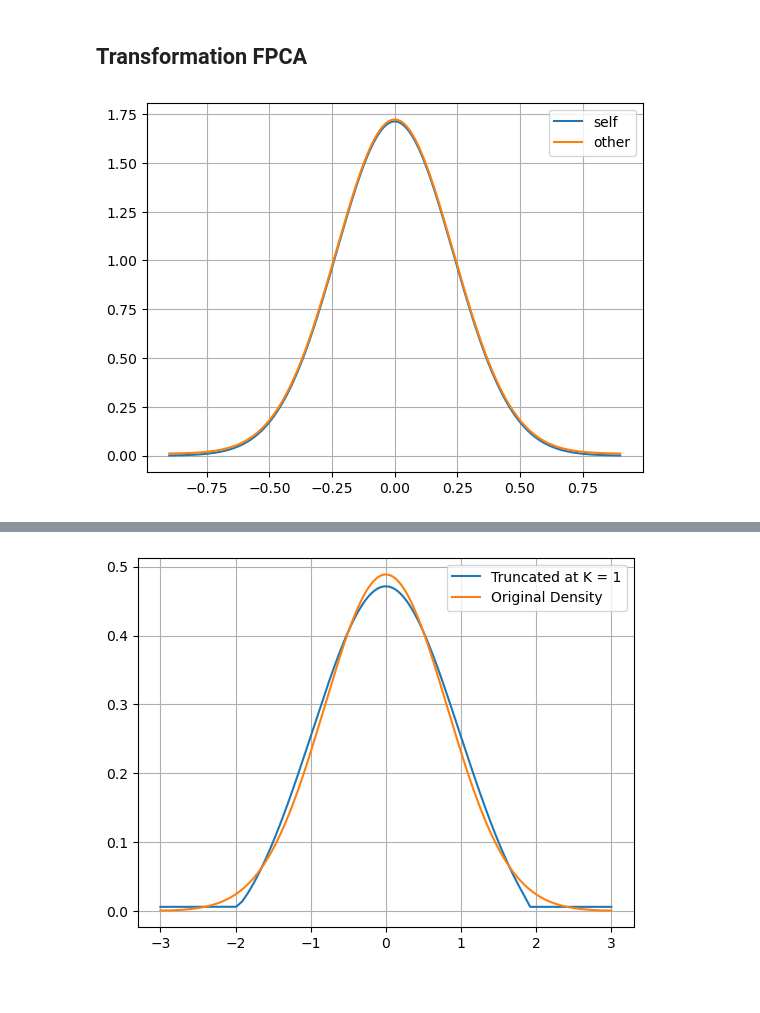
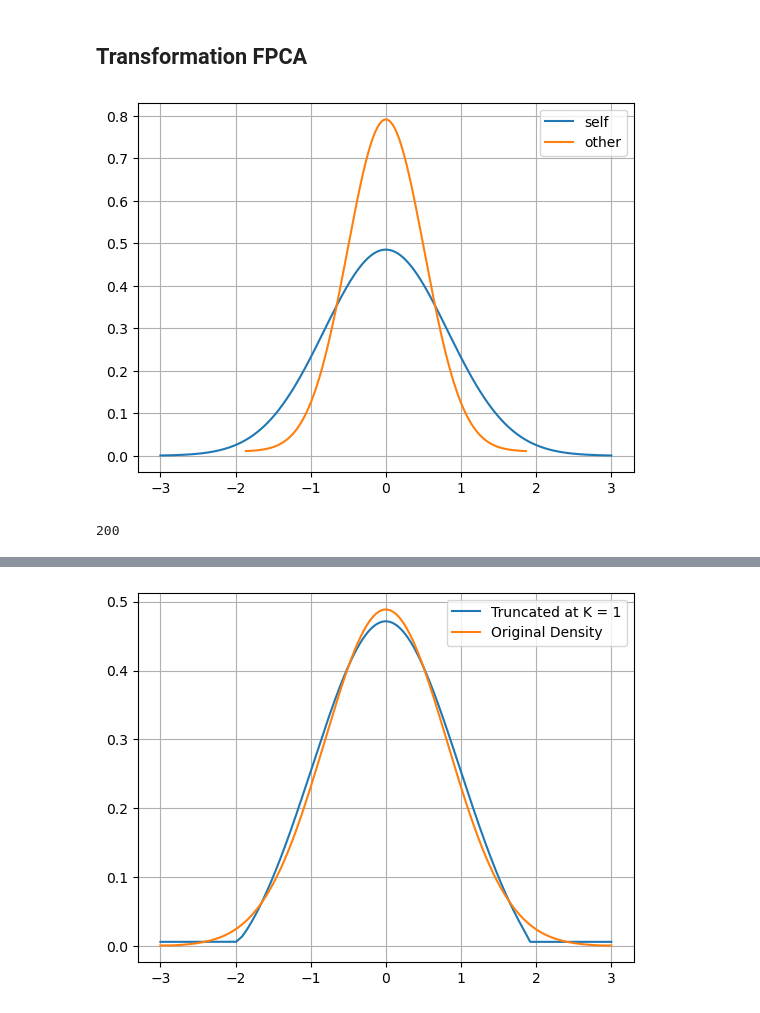
Before and after one commit to mirkimirk/thesis_frechet_fda, a Jupyter notebook: src/frechet_fda/reproduction_petersen2016.ipynb, the cells around one changed output, grey strips where cells are left out. Saved outputs shown, nothing was run; the diff lists cells and outputs as text; code cells hidden in the pictures.

```diff
--- a/src/frechet_fda/reproduction_petersen2016.ipynb
+++ b/src/frechet_fda/reproduction_petersen2016.ipynb
@@ -82,11 +82,39 @@ eigenvalues, eigenfunctions = compute_principal_components(
 )
 # %% [markdown]
 ## Transformation FPCA
+# %%
+def inverse_log_qd_transform(
+    transformed_funcs, left_bound : float, right_bound : float
+):
+    """Invert the log quantile density transform to get back into density space."""
+    # First compute quantile function via natural inverse
+    natural_qfs = [func.exp().integrate() for func in transformed_funcs]
+    # Compute correction factors to normalize quantiles
+    thetas = [qf.y[-1] / (right_bound - left_bound) for qf in natural_qfs]
+    corrected_qfs = [
+        (qf / theta) + left_bound
+        for qf, theta in zip(natural_qfs, thetas, strict=True)
+    ]
+    cdfs = [qf.invert() for qf in corrected_qfs]
+    exponents = [
+        func.compose(cdf) for func, cdf in zip(transformed_funcs, cdfs, strict=True)
+    ]
+    inverses = [
+        theta / exponent.exp()
+        for theta, exponent in zip(thetas, exponents, strict=True)
+    ]
+
+    return inverses
 # %%
 # Transform pdf sample, and test whether inverse works. Manually add some constant
 # to help distinguish the curves
+qf_of_interest = 50
 log_qdfs = log_qd_transform(new_pdfs)
-inverse_log_qdfs = inverse_log_qd_transform(log_qdfs)
-inverse_log_qdfs[0].compare(new_pdfs[0] + 0.01)
+inverse_log_qdfs = inverse_log_qd_transform(log_qdfs, -trunc, trunc)
+inverse_log_qdfs[qf_of_interest].compare(new_pdfs[qf_of_interest] + 0.01)
 # %% [output]
-[figure, old version]
+[figure, new version]
+# %%
+len(inverse_log_qdfs)
+# %% [output]
+200
```
Also changed, not shown: parts of 11 cells of this notebook, 3 other files.
